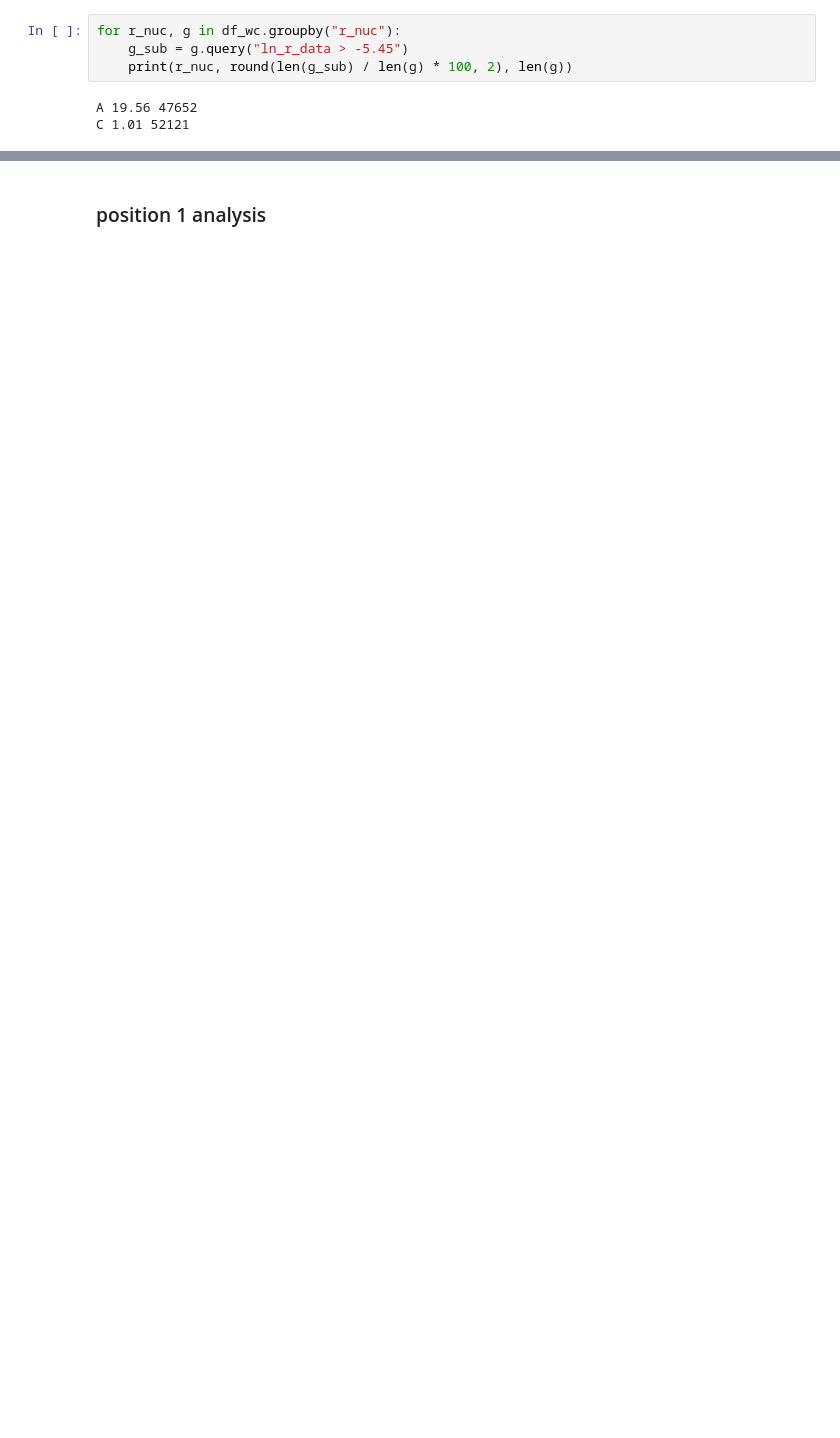
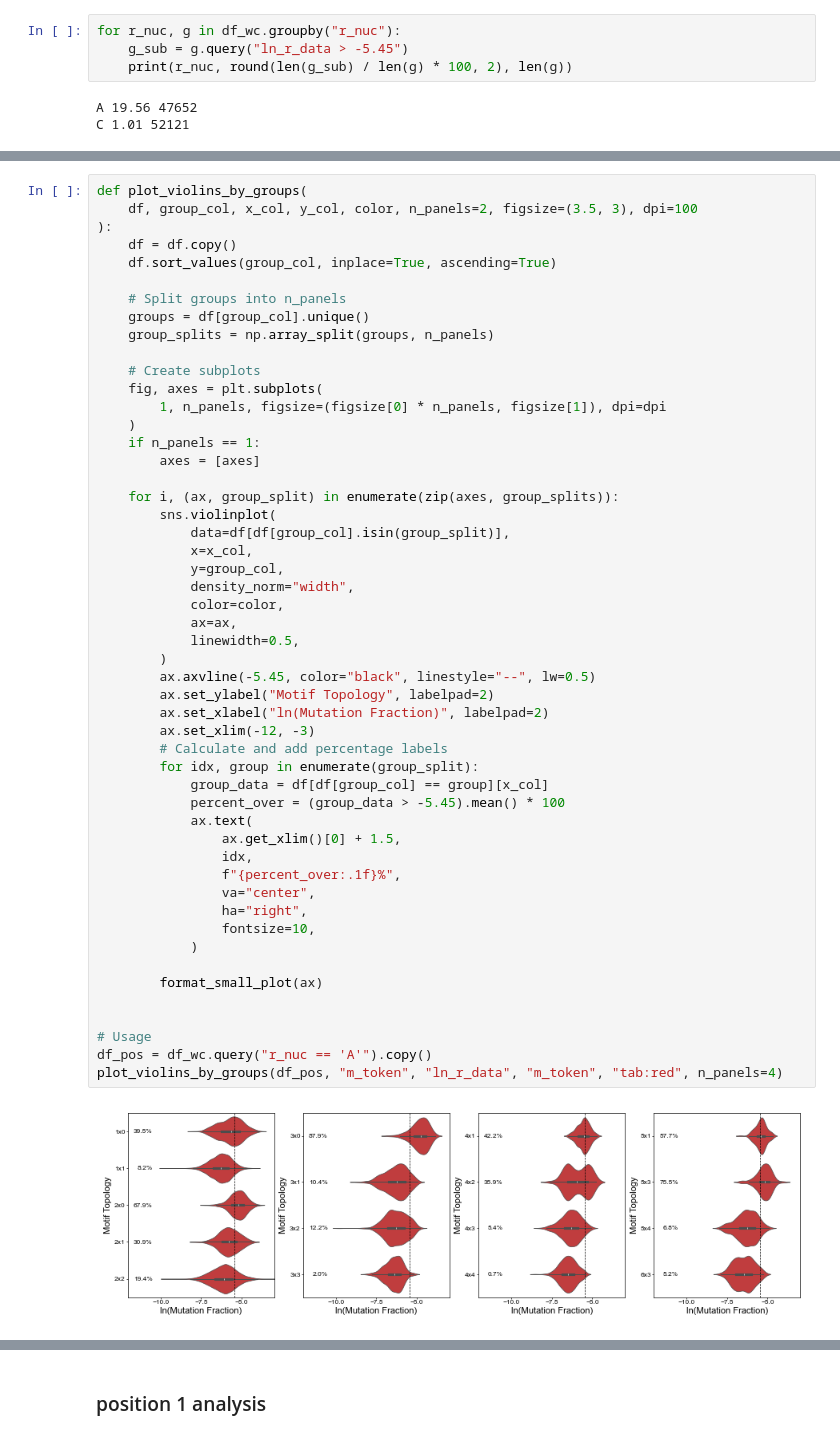
Before and after one commit to YesselmanLabPublications/2025_char_3d_struct_features, a Jupyter notebook: notebooks/reactive_helices.ipynb, the cells around one changed output, grey strips where cells are left out. Drawn from its saved outputs; the diff is of its cells as text; blank space fills up the shorter version.

```diff
--- a/notebooks/reactive_helices.ipynb
+++ b/notebooks/reactive_helices.ipynb
@@ -108,0 +287,53 @@ sns.violinplot(data=df, x="ln_r_data", y="r_nuc", hue="r_nuc", density_norm='wid
+# %%
+def plot_violins_by_groups(
+    df, group_col, x_col, y_col, color, n_panels=2, figsize=(3.5, 3), dpi=100
+):
+    df = df.copy()
+    df.sort_values(group_col, inplace=True, ascending=True)
+
+    # Split groups into n_panels
+    groups = df[group_col].unique()
+    group_splits = np.array_split(groups, n_panels)
+
+    # Create subplots
+    fig, axes = plt.subplots(
+        1, n_panels, figsize=(figsize[0] * n_panels, figsize[1]), dpi=dpi
+    )
+    if n_panels == 1:
+        axes = [axes]
+
+    for i, (ax, group_split) in enumerate(zip(axes, group_splits)):
+        sns.violinplot(
+            data=df[df[group_col].isin(group_split)],
+            x=x_col,
+            y=group_col,
+            density_norm="width",
+            color=color,
+            ax=ax,
+            linewidth=0.5,
+        )
+        ax.axvline(-5.45, color="black", linestyle="--", lw=0.5)
+        ax.set_ylabel("Motif Topology", labelpad=2)
+        ax.set_xlabel("ln(Mutation Fraction)", labelpad=2)
+        ax.set_xlim(-12, -3)
+        # Calculate and add percentage labels
+        for idx, group in enumerate(group_split):
+            group_data = df[df[group_col] == group][x_col]
+            percent_over = (group_data > -5.45).mean() * 100
+            ax.text(
+                ax.get_xlim()[0] + 1.5,
+                idx,
+                f"{percent_over:.1f}%",
+                va="center",
+                ha="right",
+                fontsize=10,
+            )
+
+        format_small_plot(ax)
+
+
+# Usage
+df_pos = df_wc.query("r_nuc == 'A'").copy()
+plot_violins_by_groups(df_pos, "m_token", "ln_r_data", "m_token", "tab:red", n_panels=4)
+# %% [output]
+[figure, added]
```
Also changed, not shown: parts of 63 cells of this notebook, 8 other files.
